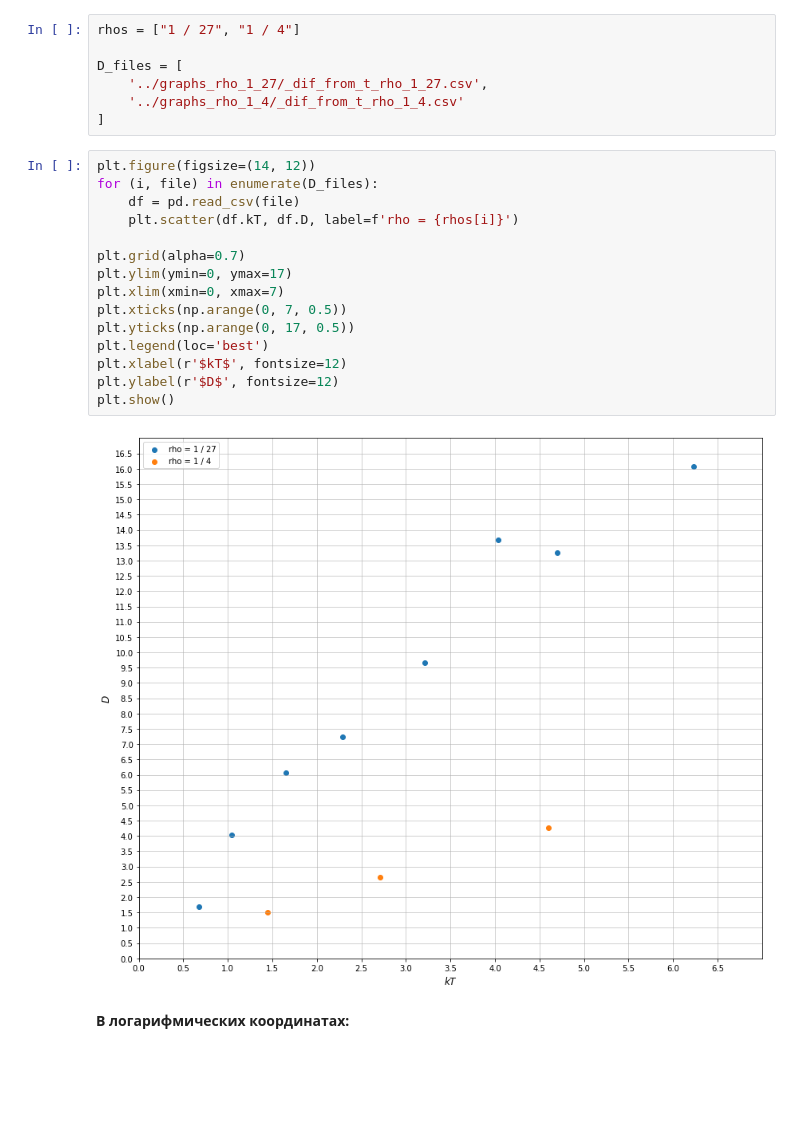
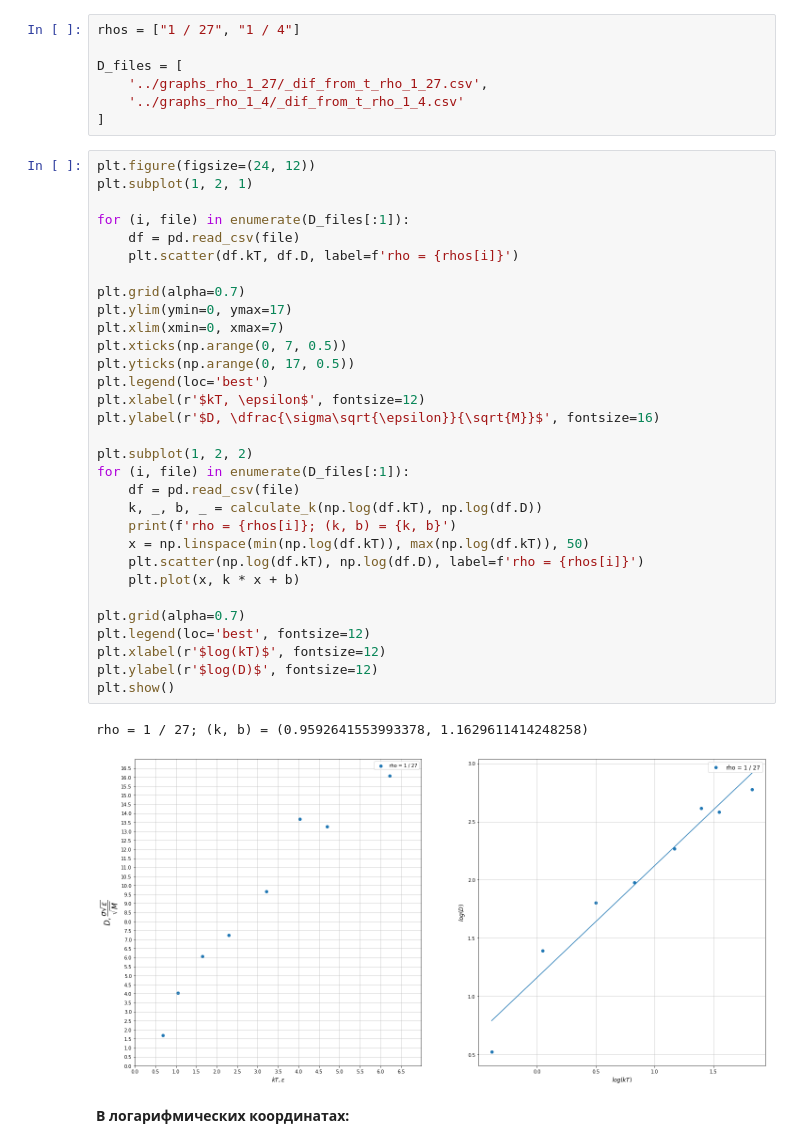
Before and after one commit to Alphonsce/molecular_modeling, a Jupyter notebook: python_realization/final_plotting.ipynb, the cells around one changed output. Drawn from its saved outputs; the diff is of its cells as text; blank space fills up the shorter version.

```diff
--- a/python_realization/final_plotting.ipynb
+++ b/python_realization/final_plotting.ipynb
@@ -632,21 +503,38 @@ D_files = [
     '../graphs_rho_1_4/_dif_from_t_rho_1_4.csv'
 ]
 # %%
-plt.figure(figsize=(14, 12))
-for (i, file) in enumerate(D_files):
+plt.figure(figsize=(24, 12))
+plt.subplot(1, 2, 1)
+
+for (i, file) in enumerate(D_files[:1]):
     df = pd.read_csv(file)
     plt.scatter(df.kT, df.D, label=f'rho = {rhos[i]}')
 
 plt.grid(alpha=0.7)
 plt.ylim(ymin=0, ymax=17)
 plt.xlim(xmin=0, xmax=7)
 plt.xticks(np.arange(0, 7, 0.5))
 plt.yticks(np.arange(0, 17, 0.5))
 plt.legend(loc='best')
-plt.xlabel(r'$kT$', fontsize=12)
-plt.ylabel(r'$D$', fontsize=12)
+plt.xlabel(r'$kT, \epsilon$', fontsize=12)
+plt.ylabel(r'$D, \dfrac{\sigma\sqrt{\epsilon}}{\sqrt{M}}$', fontsize=16)
+
+plt.subplot(1, 2, 2)
+for (i, file) in enumerate(D_files[:1]):
+    df = pd.read_csv(file)
+    k, _, b, _ = calculate_k(np.log(df.kT), np.log(df.D))
+    print(f'rho = {rhos[i]}; (k, b) = {k, b}')
+    x = np.linspace(min(np.log(df.kT)), max(np.log(df.kT)), 50)
+    plt.scatter(np.log(df.kT), np.log(df.D), label=f'rho = {rhos[i]}')
+    plt.plot(x, k * x + b)
+
+plt.grid(alpha=0.7)
+plt.legend(loc='best', fontsize=12)
+plt.xlabel(r'$log(kT)$', fontsize=12)
+plt.ylabel(r'$log(D)$', fontsize=12)
 plt.show()
 # %% [output]
+rho = 1 / 27; (k, b) = (0.9592641553993378, 1.1629611414248258)
-[figure, old version]
+[figure, new version]
 # %% [markdown]
 **В логарифмических координатах:**
```
Also changed, not shown: parts of 25 cells of this notebook.
